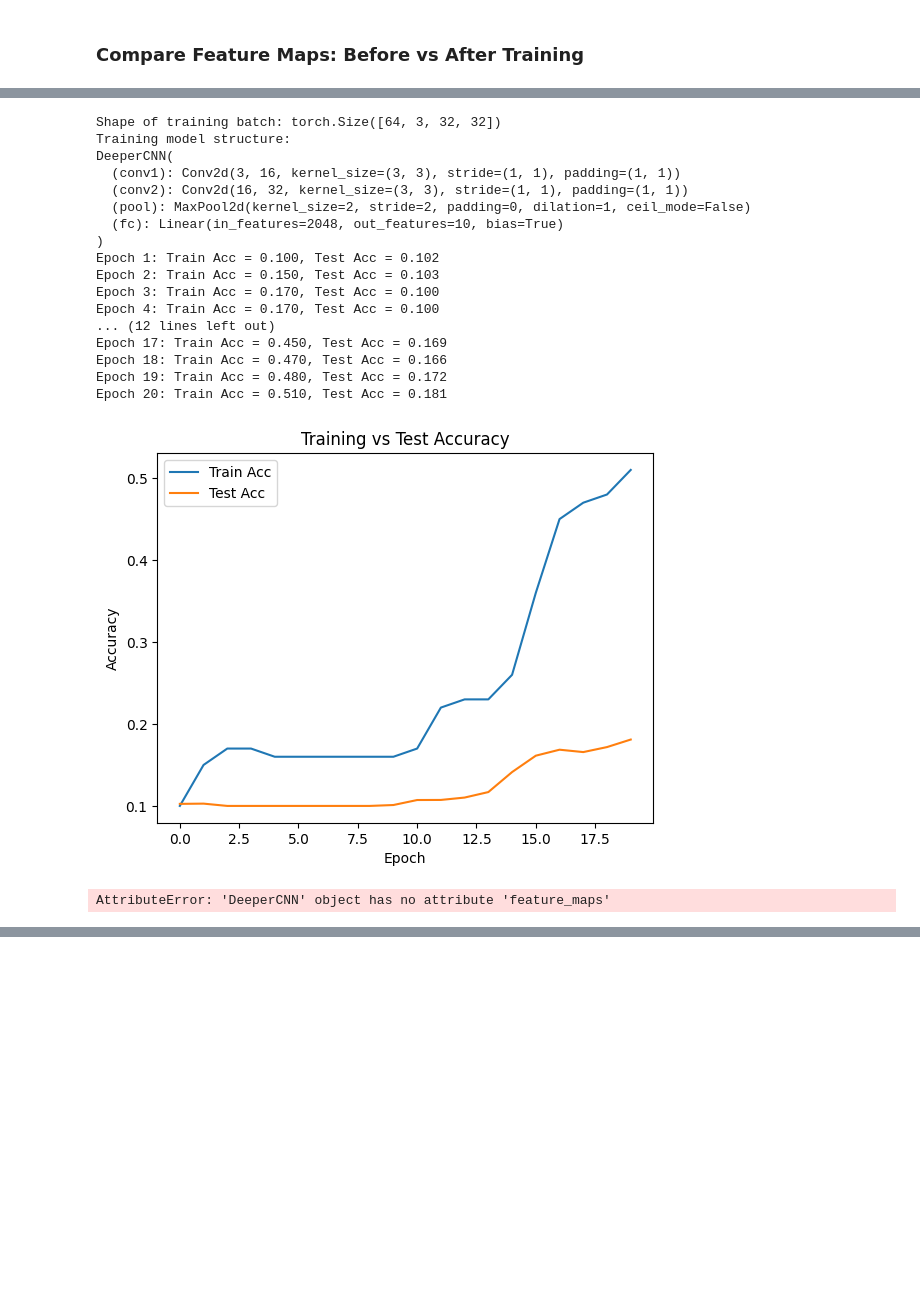
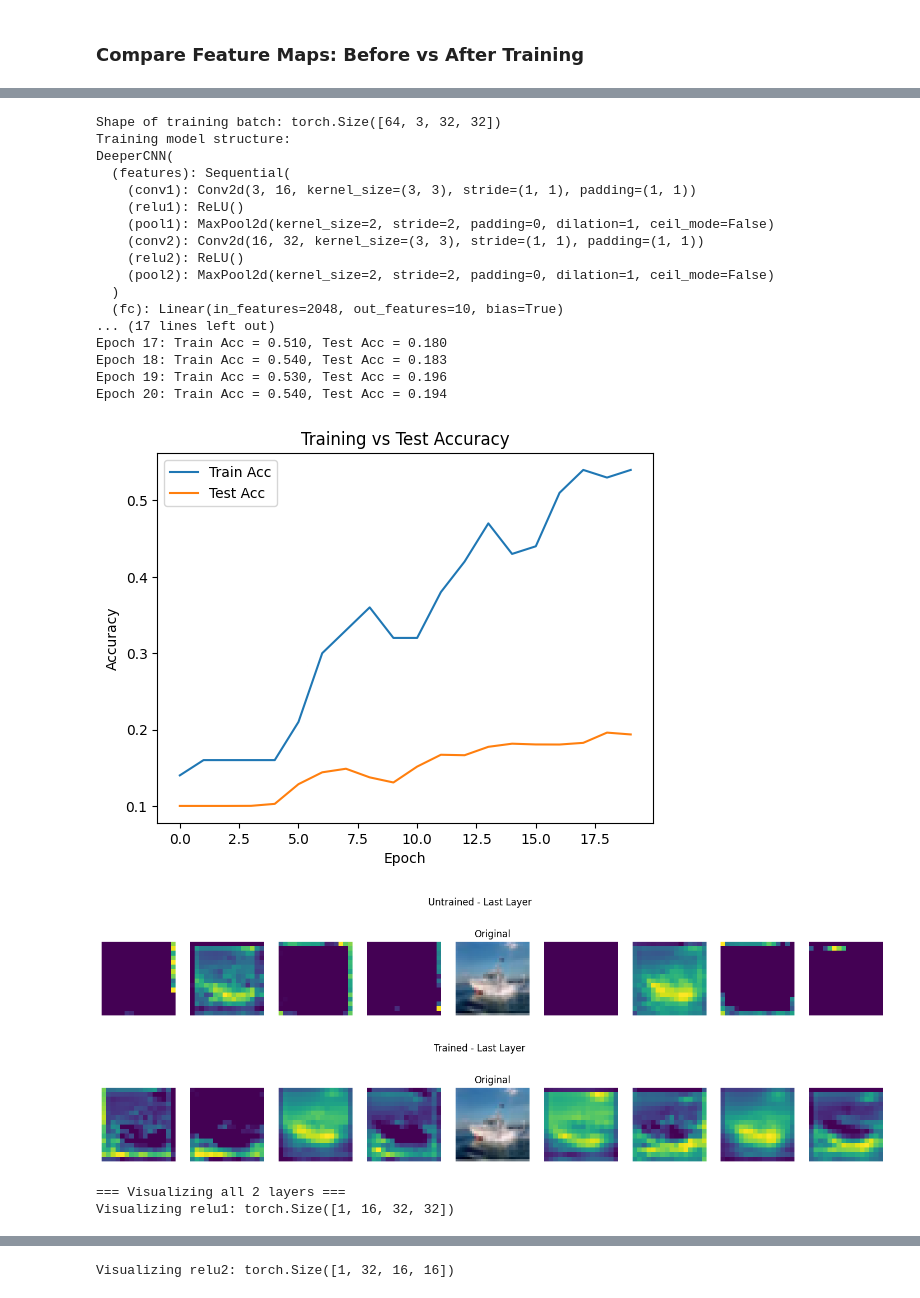
Before and after one commit to InSuperposition/data_science_container, a Jupyter notebook: notebook/exercise_7/cnn_step_by_step.ipynb, the cells around one changed output, grey strips where cells are left out. Cells and saved outputs as stored; diff of their text form; code cells hidden in the pictures; blank space fills up the shorter version.

```diff
--- a/notebook/exercise_7/cnn_step_by_step.ipynb
+++ b/notebook/exercise_7/cnn_step_by_step.ipynb
@@ -568,55 +835,73 @@ plot_feature_maps_with_original(image, model.feature_maps, "Trained Feature Maps
 train_cifar_subset = Subset(trainset_cifar, subset_indices)
 trainloader_cifar_subset = DataLoader(train_cifar_subset, batch_size=64, shuffle=True)
 
-# Reinitialize model for CIFAR
-# model2 = SimpleCNN(input_channels=3, input_size=(32, 32)).to(device)
+# NOTE: We create two separate model instances instead of using deepcopy()
+# because PyTorch hooks are not preserved by deepcopy(). Creating fresh
+# instances ensures both models have their hooks properly registered.
 model2 = DeeperCNN(input_channels=3, input_size=(32, 32)).to(device)
-
-# Save untrained copy (after sending to device)
-model2_untrained = deepcopy(model2)
+model2_untrained = DeeperCNN(input_channels=3, input_size=(32, 32)).to(device)
 
 
 # Get CIFAR image sample
 images_cifar, _ = next(iter(trainloader_cifar_subset))
 print("Shape of training batch:", images_cifar.shape)
 
 
 # Train on CIFAR
 train_acc, test_acc = train_model(model2, trainloader_cifar_subset, testloader_cifar, epochs=20)
 plot_accuracy(train_acc, test_acc)
 
 
 
 image_cifar = images_cifar[0:1].to(device)  # Send image to device too
 
-# Untrained model
+# Untrained model - NEW API
 model2_untrained.eval()
 with torch.no_grad():
     model2_untrained(image_cifar)
-plot_feature_maps_with_original(image_cifar, model2_untrained.feature_maps, "Untrained Feature Maps")
 
-# Trained model
+# NEW - flexible list access for untrained model
+feature_list_untrained = model2_untrained.get_feature_maps(as_list=True)
+# Visualize last layer (similar to old behavior)
+plot_feature_maps_with_original(image_cifar, feature_list_untrained[-1], "Untrained - Last Layer")
+
+# Trained model - NEW API
 model2.eval()
 with torch.no_grad():
     model2(image_cifar)
-plot_feature_maps_with_original(image_cifar, model2.feature_maps, "Trained Feature Maps")
+
+# NEW - flexible list access for trained model
+feature_list = model2.get_feature_maps(as_list=True)
+
+# Visualize last layer
+plot_feature_maps_with_original(image_cifar, feature_list[-1], "Trained - Last Layer")
+
+# Optional: Visualize ALL layers
+print(f"\n=== Visualizing all {len(feature_list)} layers ===")
+for i, fmap in enumerate(feature_list):
+    layer_name = model2.get_layer_names()[i]
+    print(f"Visualizing {layer_name}: {fmap.shape}")
+    plot_feature_maps_with_original(image_cifar, fmap, f"Trained - {layer_name}")
 # %% [output]
 Shape of training batch: torch.Size([64, 3, 32, 32])
 Training model structure:
 DeeperCNN(
-  (conv1): Conv2d(3, 16, kernel_size=(3, 3), stride=(1, 1), padding=(1, 1))
-  (conv2): Conv2d(16, 32, kernel_size=(3, 3), stride=(1, 1), padding=(1, 1))
-  (pool): MaxPool2d(kernel_size=2, stride=2, padding=0, dilation=1, ceil_mode=False)
+  (features): Sequential(
+    (conv1): Conv2d(3, 16, kernel_size=(3, 3), stride=(1, 1), padding=(1, 1))
+    (relu1): ReLU()
+    (pool1): MaxPool2d(kernel_size=2, stride=2, padding=0, dilation=1, ceil_mode=False)
+    (conv2): Conv2d(16, 32, kernel_size=(3, 3), stride=(1, 1), padding=(1, 1))
+    (relu2): ReLU()
+    (pool2): MaxPool2d(kernel_size=2, stride=2, padding=0, dilation=1, ceil_mode=False)
+  )
   (fc): Linear(in_features=2048, out_features=10, bias=True)
-)
-Epoch 1: Train Acc = 0.100, Test Acc = 0.102
-Epoch 2: Train Acc = 0.150, Test Acc = 0.103
-Epoch 3: Train Acc = 0.170, Test Acc = 0.100
-Epoch 4: Train Acc = 0.170, Test Acc = 0.100
-... (12 lines left out)
-Epoch 17: Train Acc = 0.450, Test Acc = 0.169
-Epoch 18: Train Acc = 0.470, Test Acc = 0.166
-Epoch 19: Train Acc = 0.480, Test Acc = 0.172
-Epoch 20: Train Acc = 0.510, Test Acc = 0.181
+... (17 lines left out)
+Epoch 17: Train Acc = 0.510, Test Acc = 0.180
+Epoch 18: Train Acc = 0.540, Test Acc = 0.183
+Epoch 19: Train Acc = 0.530, Test Acc = 0.196
+Epoch 20: Train Acc = 0.540, Test Acc = 0.194
-[figure, old version]
+[figure, new version]
+[figure, added]
+[figure, added]
-AttributeError: 'DeeperCNN' object has no attribute 'feature_maps'
+=== Visualizing all 2 layers ===
+Visualizing relu1: torch.Size([1, 16, 32, 32])
@@ -622,0 +909 @@ AttributeError: 'DeeperCNN' object has no attribute 'feature_maps'
+Visualizing relu2: torch.Size([1, 32, 16, 16])
```
Also changed, not shown: parts of 18 cells of this notebook, 1 other file.
